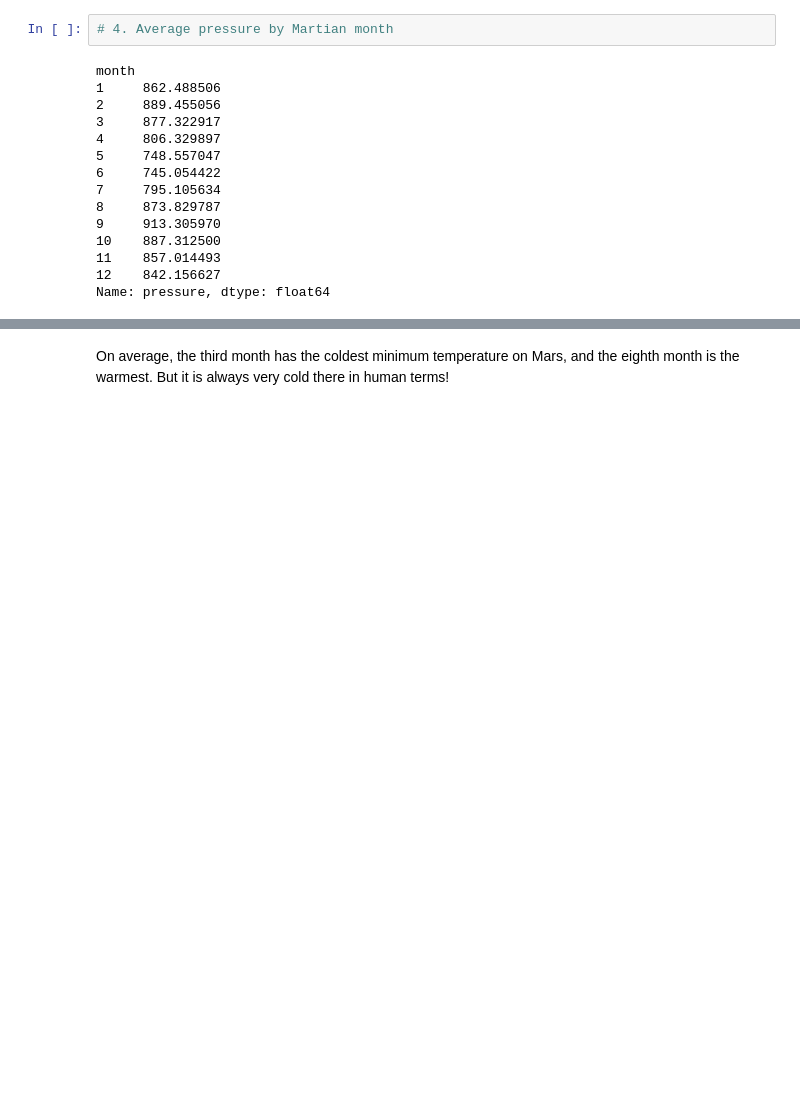
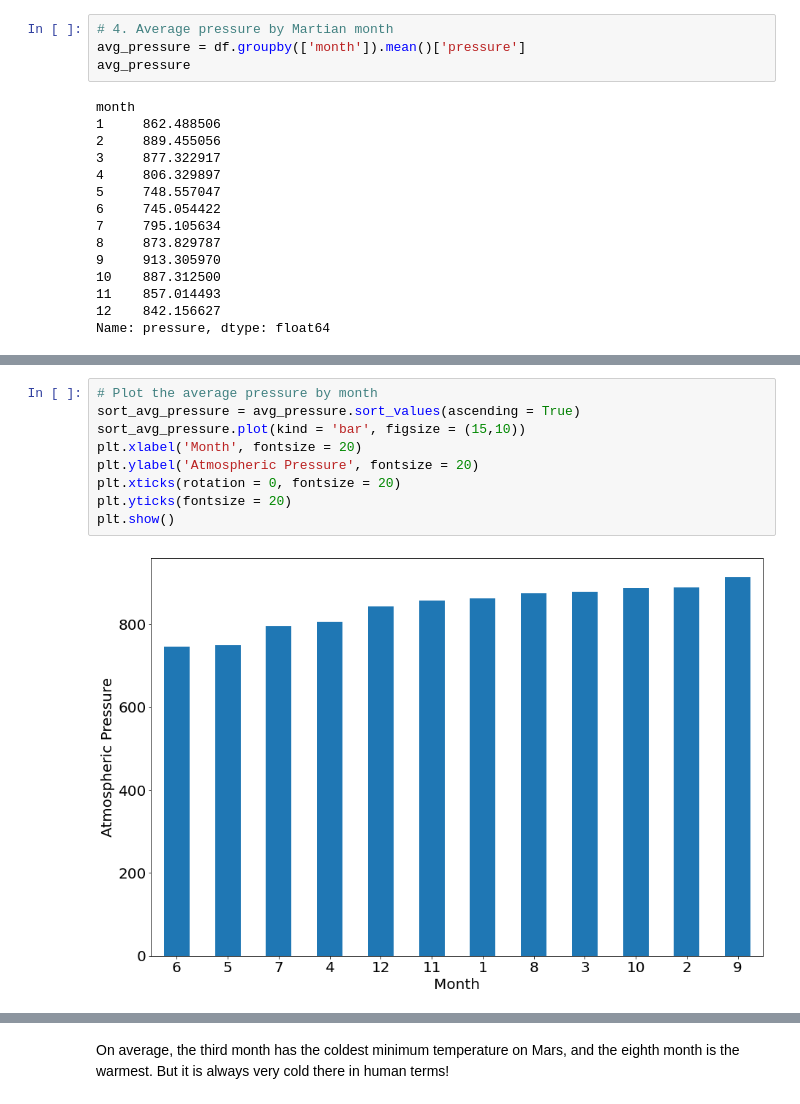
Before and after one commit to JeremyTallant/web-scraping-challenge, a Jupyter notebook: part_2_mars_weather.ipynb, the cells around one changed output, grey strips where cells are left out. Saved outputs shown, nothing was run; the diff lists cells and outputs as text; blank space fills up the shorter version.

```diff
--- a/part_2_mars_weather.ipynb
+++ b/part_2_mars_weather.ipynb
@@ -151,5 +205,7 @@ Name: min_temp, dtype: float64
 # %%
 # 4. Average pressure by Martian month
+avg_pressure = df.groupby(['month']).mean()['pressure']
+avg_pressure
 # %% [output]
 month
 1     862.488506
@@ -175,0 +224,11 @@ Name: pressure, dtype: float64
+# %%
+# Plot the average pressure by month
+sort_avg_pressure = avg_pressure.sort_values(ascending = True)
+sort_avg_pressure.plot(kind = 'bar', figsize = (15,10))
+plt.xlabel('Month', fontsize = 20)
+plt.ylabel('Atmospheric Pressure', fontsize = 20)
+plt.xticks(rotation = 0, fontsize = 20)
+plt.yticks(fontsize = 20)
+plt.show()
+# %% [output]
+[figure, added]
```
Also changed, not shown: parts of 22 cells of this notebook, 4 other files.
